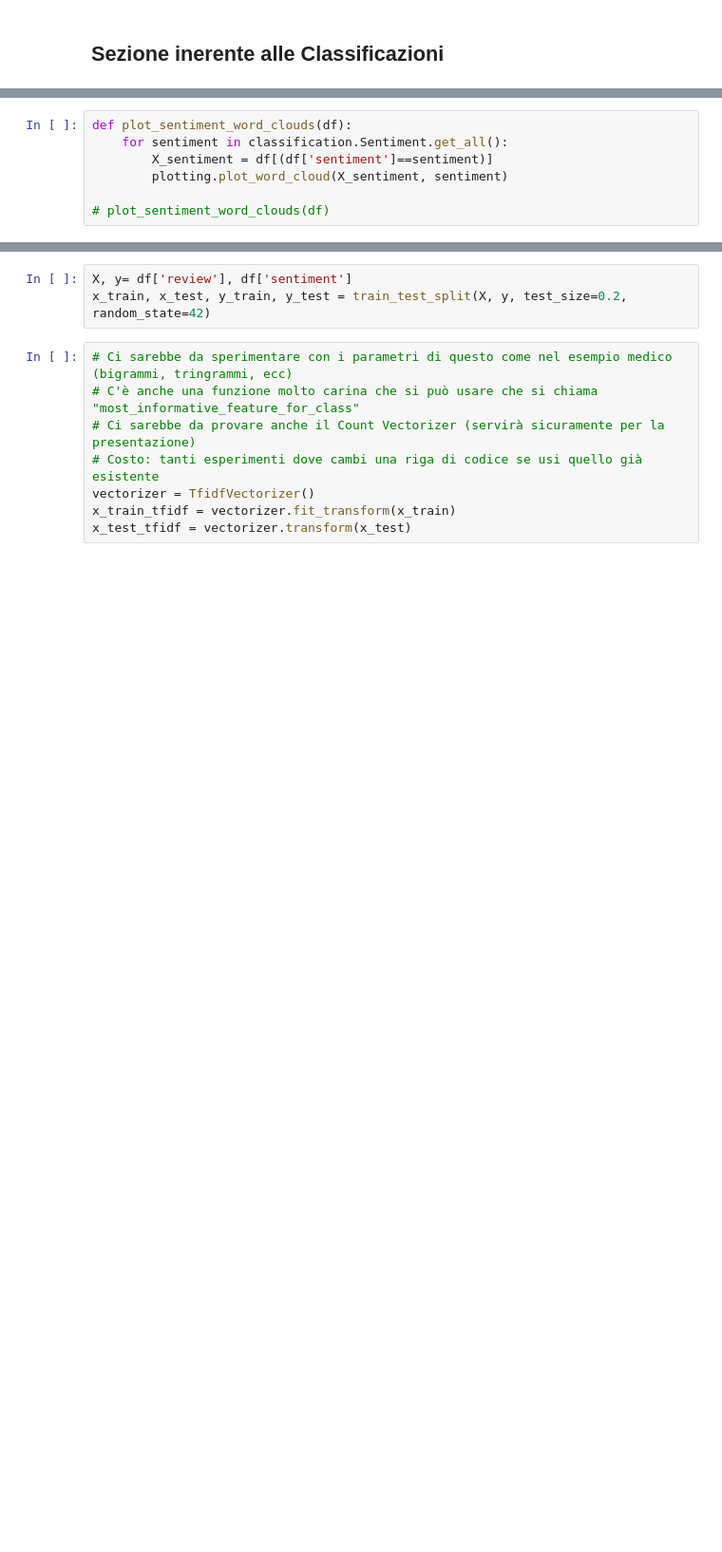
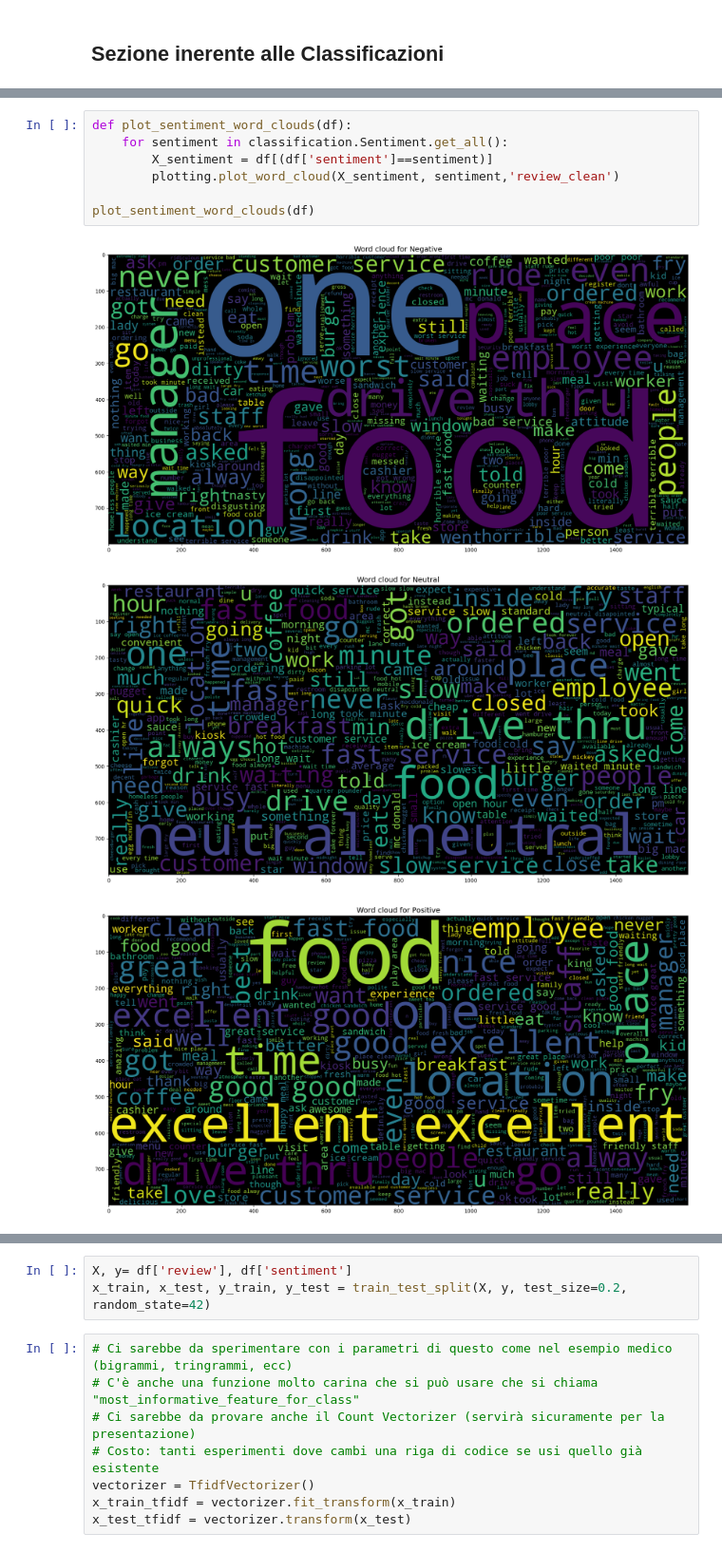
Before and after one commit to tkachenko0/McDonalds-FinderBot-for-Telegram, a Jupyter notebook: nb_progetto.ipynb, the cells around one changed output, grey strips where cells are left out. Shown at 95% size. Saved outputs shown, nothing was run; the diff lists cells and outputs as text; blank space fills up the shorter version.

```diff
--- a/nb_progetto.ipynb
+++ b/nb_progetto.ipynb
@@ -50,7 +77,11 @@ df[['review', 'sentiment']]
 # %%
 def plot_sentiment_word_clouds(df):
     for sentiment in classification.Sentiment.get_all():
         X_sentiment = df[(df['sentiment']==sentiment)]
-        plotting.plot_word_cloud(X_sentiment, sentiment)
+        plotting.plot_word_cloud(X_sentiment, sentiment,'review_clean')
 
-# plot_sentiment_word_clouds(df)
+plot_sentiment_word_clouds(df)
+# %% [output]
+[figure, added]
+[figure, added]
+[figure, added]
```
Also changed, not shown: parts of 7 cells of this notebook, 4 other files.
